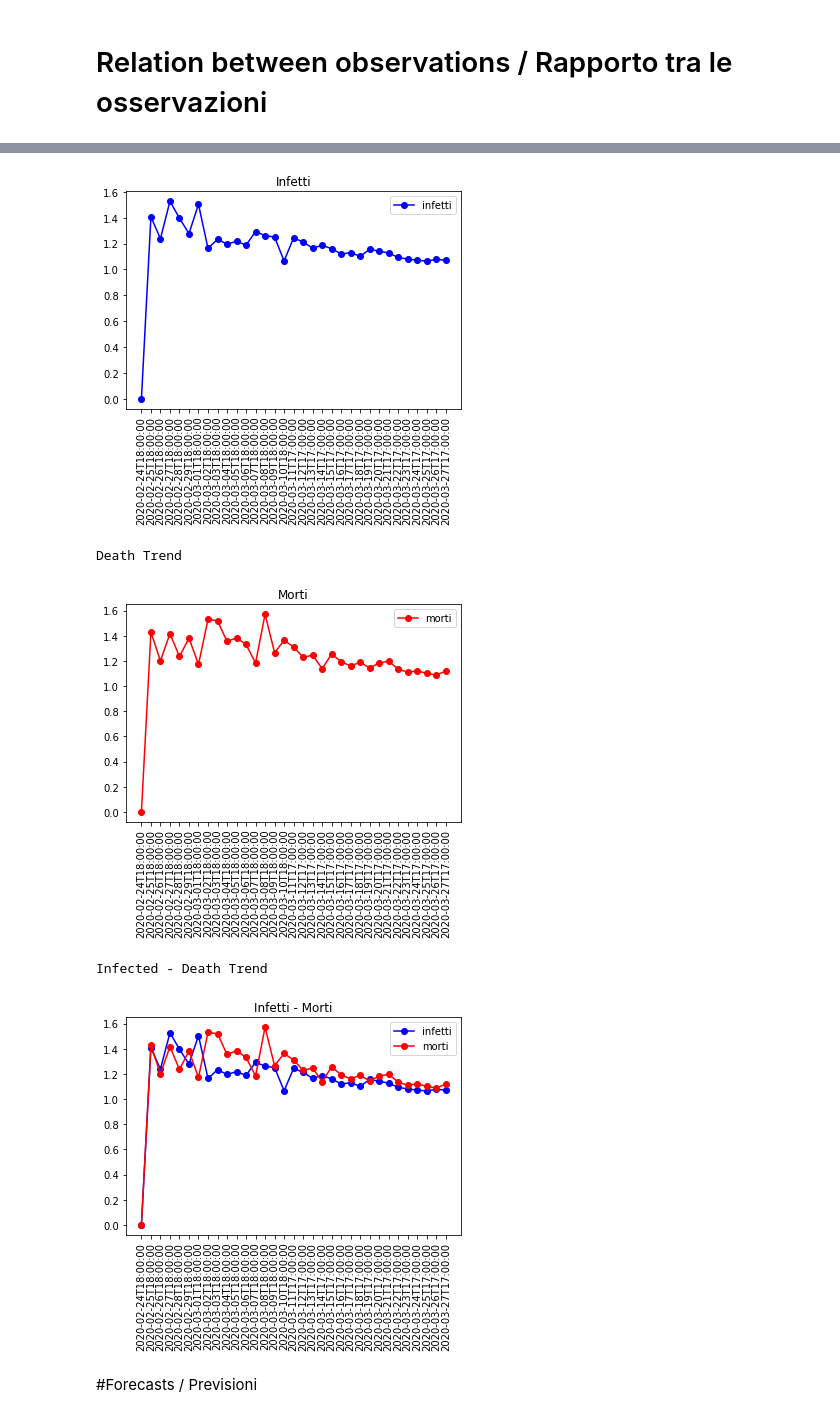
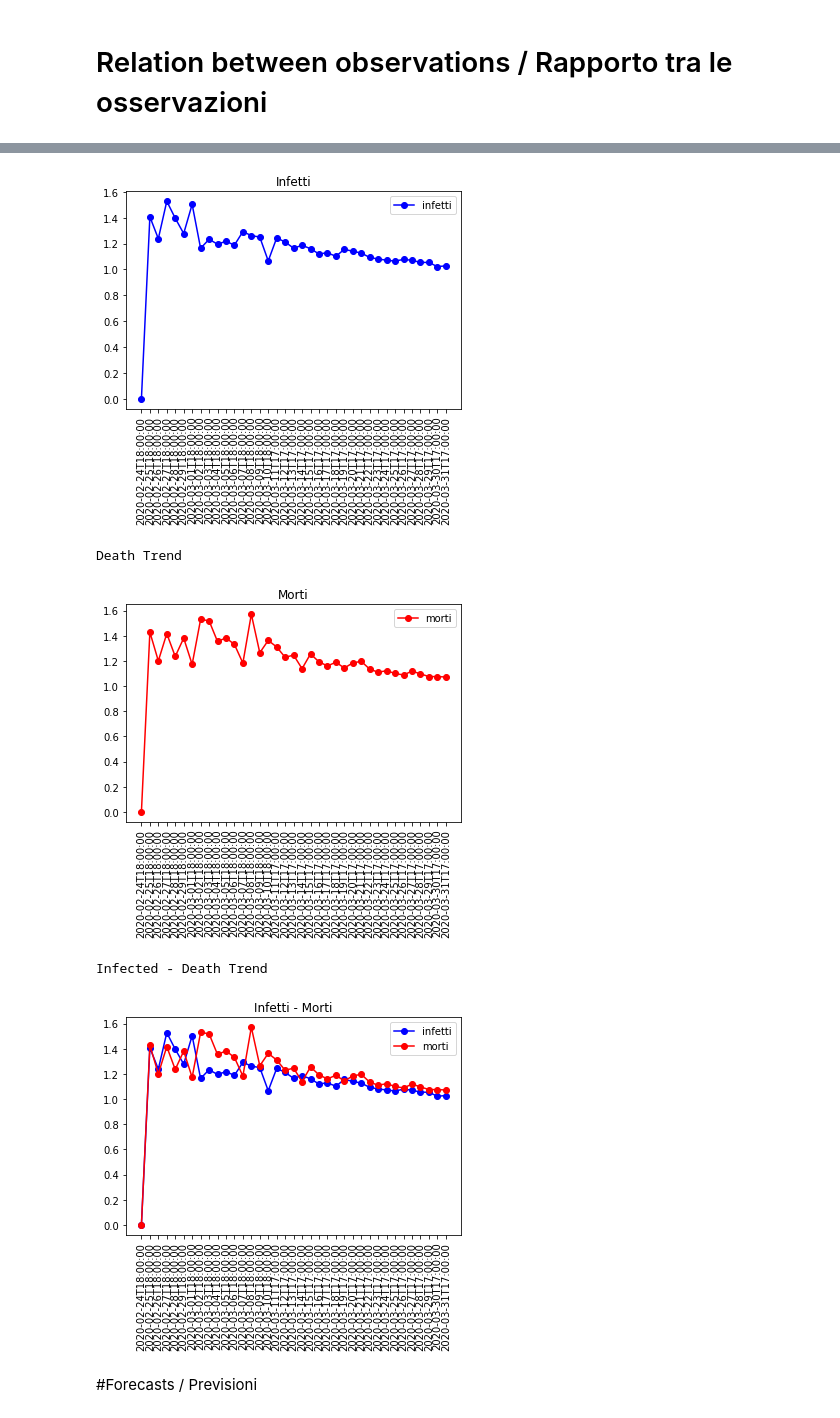
Before and after one commit to PabloExperimental/COVID19-Italy-Analysis, a Jupyter notebook: coronavirus.ipynb, the cells around one changed output, grey strips where cells are left out. Cells and saved outputs as stored; diff of their text form; code cells hidden in the pictures.

```diff
--- a/coronavirus.ipynb
+++ b/coronavirus.ipynb
@@ -156,7 +152,7 @@ import matplotlib.pyplot as plt
 
 df_ita_covid = pd.read_csv(csv_name, sep=",", header=0)
 dates_col = df_ita_covid["data"].tolist()
-infected_col = df_ita_covid["totale_attualmente_positivi"].tolist()
+infected_col = df_ita_covid["totale_positivi"].tolist()
 healed_col = df_ita_covid["dimessi_guariti"].tolist()
 deaths_col = df_ita_covid["deceduti"].tolist()
 
@@ -214,9 +210,9 @@ Healed Trend
 Infected Trend
-[figure, old version]
+[figure, new version]
 Death Trend
-[figure, old version]
+[figure, new version]
 Infected - Death Trend
-[figure, old version]
+[figure, new version]
 # %% [markdown]
 #Forecasts / Previsioni
 # %%
```
Also changed, not shown: parts of 3 cells of this notebook.
